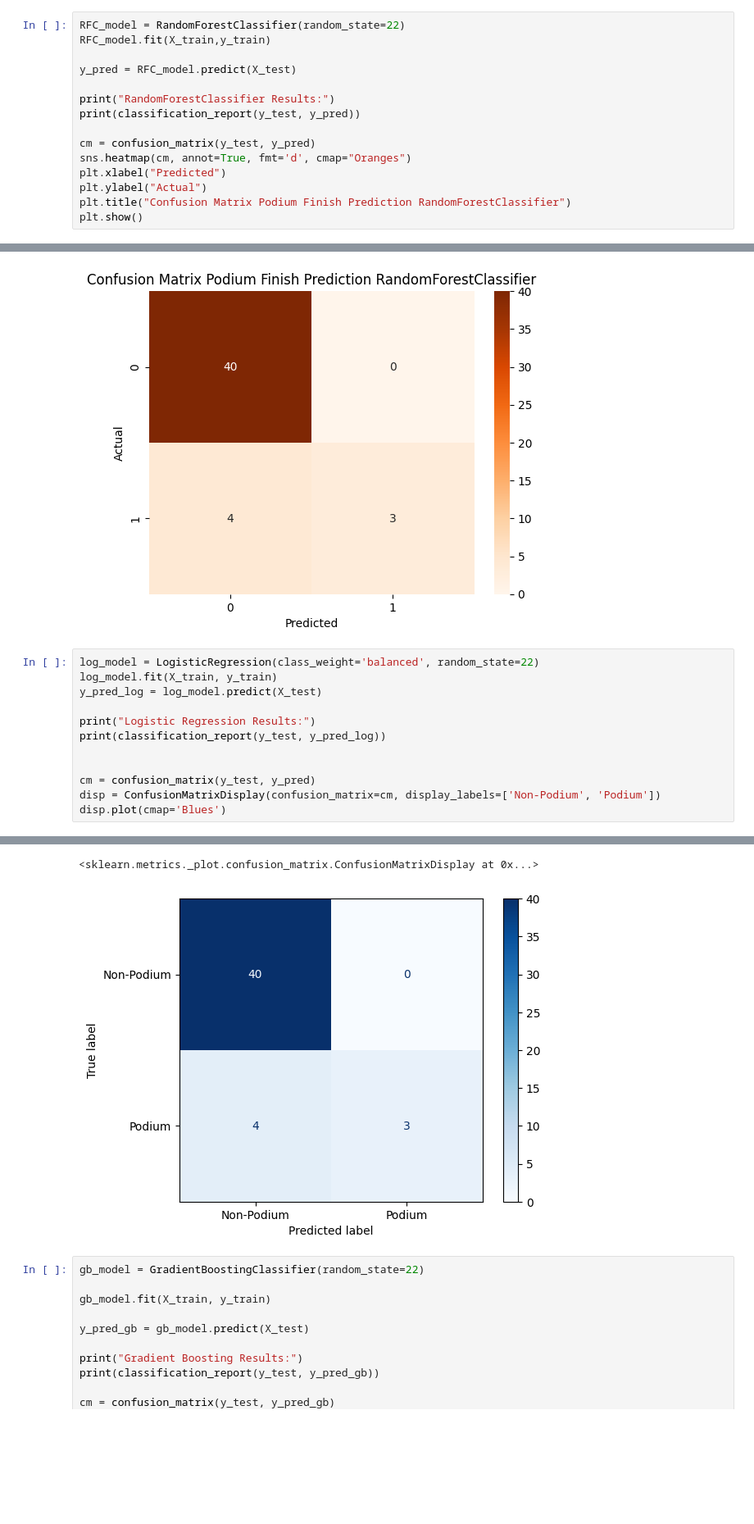
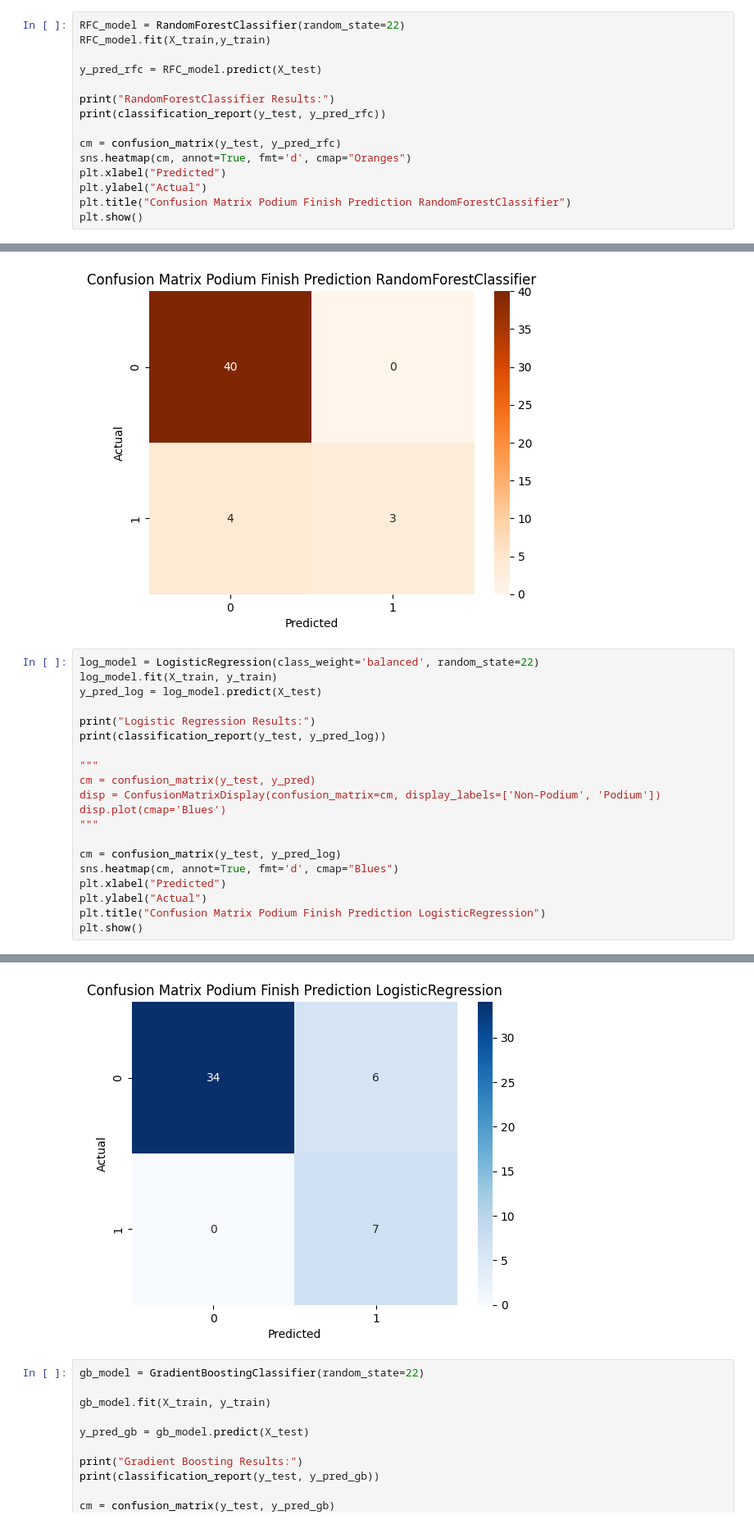
Before and after one commit to ipolishc22/f1-podium-predictor, a Jupyter notebook: notebooks/modeling.ipynb, the cells around one changed output, grey strips where cells are left out. Shown: that part at 82% size. Drawn from its saved outputs; the diff is of its cells as text; blank space fills up the shorter version.

Commit message:
Fixed variable inconsistencies and wrong model outcome values

```diff
--- a/notebooks/modeling.ipynb
+++ b/notebooks/modeling.ipynb
@@ -47,12 +47,12 @@ dtype: object
 RFC_model = RandomForestClassifier(random_state=22)
 RFC_model.fit(X_train,y_train)
 
-y_pred = RFC_model.predict(X_test)
+y_pred_rfc = RFC_model.predict(X_test)
 
 print("RandomForestClassifier Results:")
-print(classification_report(y_test, y_pred))
+print(classification_report(y_test, y_pred_rfc))
 
-cm = confusion_matrix(y_test, y_pred)
+cm = confusion_matrix(y_test, y_pred_rfc)
 sns.heatmap(cm, annot=True, fmt='d', cmap="Oranges")
 plt.xlabel("Predicted")
 plt.ylabel("Actual")
@@ -77,10 +77,18 @@ y_pred_log = log_model.predict(X_test)
 print("Logistic Regression Results:")
 print(classification_report(y_test, y_pred_log))
 
-
+"""
 cm = confusion_matrix(y_test, y_pred)
 disp = ConfusionMatrixDisplay(confusion_matrix=cm, display_labels=['Non-Podium', 'Podium'])
 disp.plot(cmap='Blues')
+"""
+
+cm = confusion_matrix(y_test, y_pred_log)
+sns.heatmap(cm, annot=True, fmt='d', cmap="Blues")
+plt.xlabel("Predicted")
+plt.ylabel("Actual")
+plt.title("Confusion Matrix Podium Finish Prediction LogisticRegression")
+plt.show()
 # %% [output]
 Logistic Regression Results:
               precision    recall  f1-score   support
@@ -94,5 +102,4 @@ weighted avg       0.73      0.57      0.63        47
-<sklearn.metrics._plot.confusion_matrix.ConfusionMatrixDisplay at 0x...>
-[figure, old version]
+[figure, new version]
 # %%
 gb_model = GradientBoostingClassifier(random_state=22)
 
```
Also changed, not shown: parts of 2 cells of this notebook.
